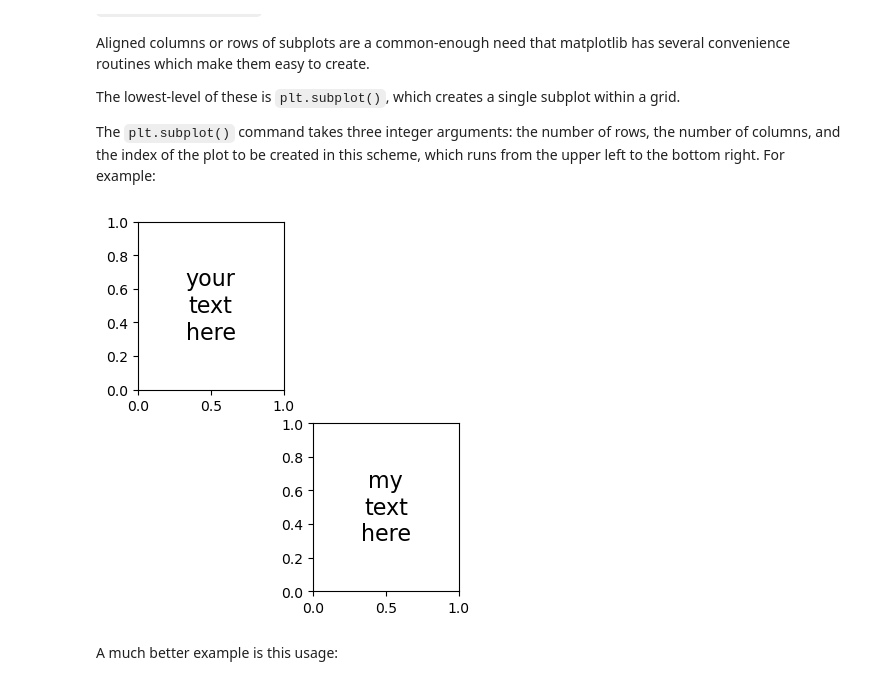
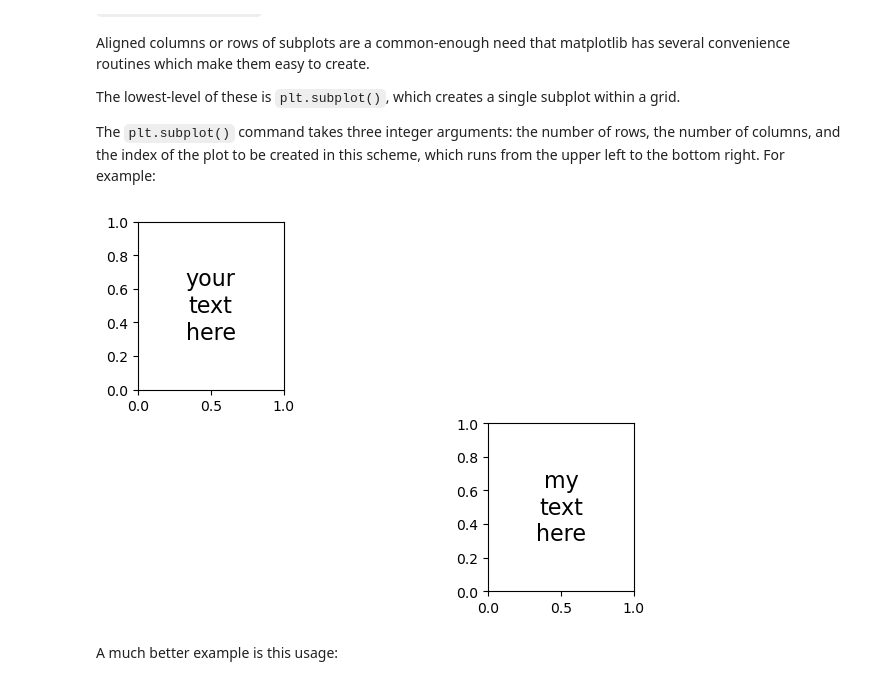
Before and after one commit to themarisolhernandez/anlt-232-intro-to-data-vis, a Jupyter notebook: Module 5 Matplotlib Cont/Asynchronous/01_legends_annotation.ipynb, the cells around one changed output. Saved outputs shown, nothing was run; the diff lists cells and outputs as text; code cells hidden in the pictures.

```diff
--- a/05 Matplotlib Cont/06_legends_annotation.ipynb
+++ b/Module 5 Matplotlib Cont/Asynchronous/01_legends_annotation.ipynb
@@ -714,27 +714,27 @@ The `plt.subplot()` command takes three integer arguments: the number of rows, t
 # %%
 # Create a subplot in the 2nd row, 3rd column (grid index 1)
 # 2 rows, 3 columns, and we are selecting the first subplot
 plt.subplot(2, 3, 1)
 
 # Add text to the center of the first subplot
 # (0.5, 0.5) -> coordinates for the text (center of the subplot)
 # "your\ntext\nhere" -> the text, '\n' is used for line breaks
 # fontsize=16 -> sets the font size
 # ha='center' -> horizontal alignment set to center
 # va='center' -> vertical alignment set to center
 plt.text(0.5, 0.5, "your\ntext\nhere", fontsize=16, ha='center', va='center')
 
 # Create a subplot in the 2nd row, 3rd column (grid index 5)
 # 2 rows, 3 columns, and we are selecting the fifth subplot
-plt.subplot(2, 3, 5)
+plt.subplot(2, 3, 6)
 
 # Add text to the center of the fifth subplot
 plt.text(0.5, 0.5, "my\ntext\nhere", fontsize=16, ha='center', va='center')
 
 # Show the figure
 plt.show()
 # %% [output]
-[figure, old version]
+[figure, new version]
 # %% [markdown]
 A much better example is this usage:
 # %%
```
Also changed, not shown: parts of 4 cells of this notebook, 33 other files.
